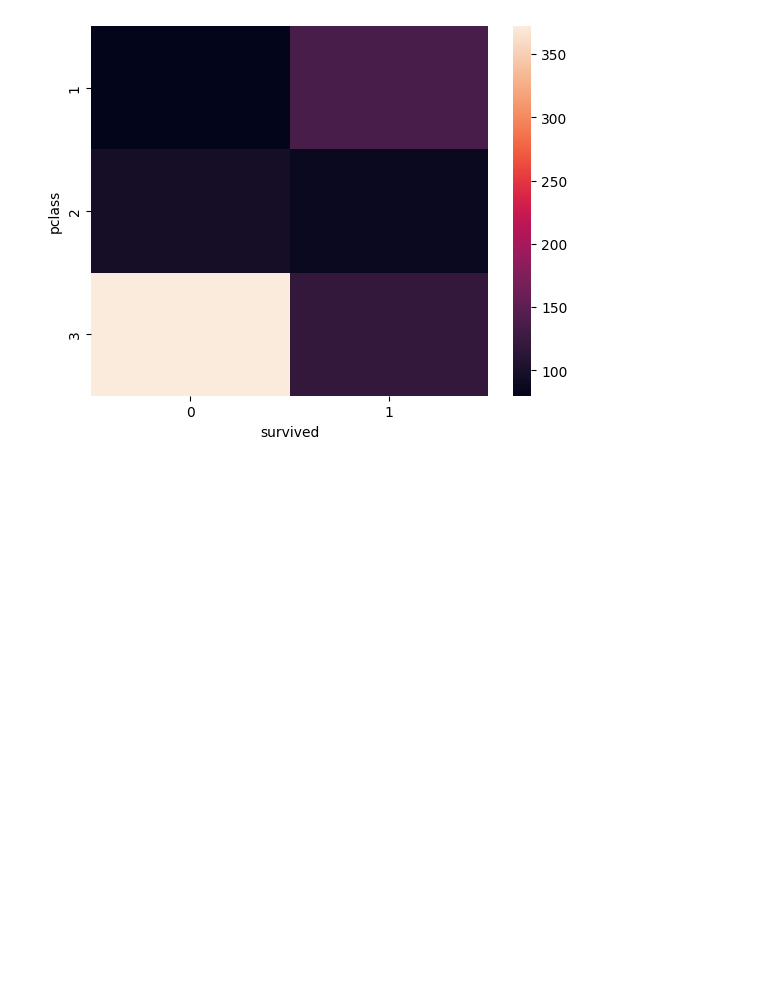
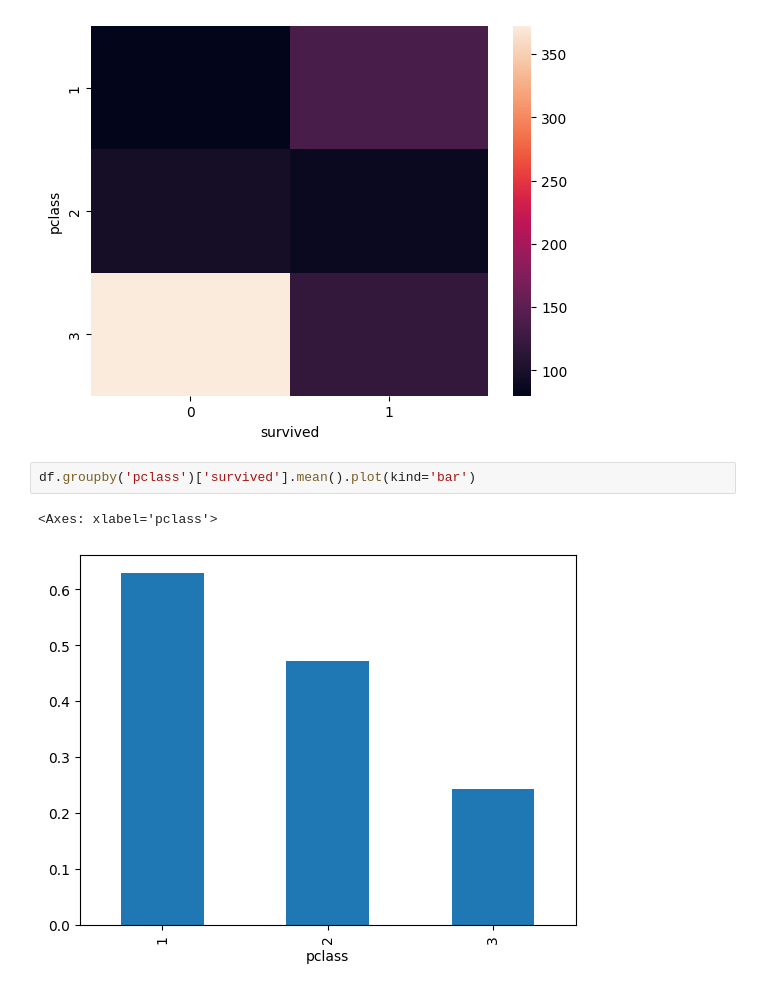
Before and after one commit to anasarshad7677-netizen/Complete-ML-repo, a Jupyter notebook: 6_EDA_using_bi_and_multivariate.ipynb, the cells around one changed output. Saved outputs shown, nothing was run; the diff lists cells and outputs as text; blank space fills up the shorter version.

Commit message:
working with groupby in data analysis

```diff
--- a/6_EDA_using_bi_and_multivariate.ipynb
+++ b/6_EDA_using_bi_and_multivariate.ipynb
@@ -122,3 +122,8 @@ sns.heatmap(pd.crosstab(df['pclass'],df['survived']))
 # %% [output]
 <Axes: xlabel='survived', ylabel='pclass'>
 [figure]
+# %%
+df.groupby('pclass')['survived'].mean().plot(kind='bar')
+# %% [output]
+<Axes: xlabel='pclass'>
+[figure, added]
```
Also changed, not shown: parts of 1 cell of this notebook.
